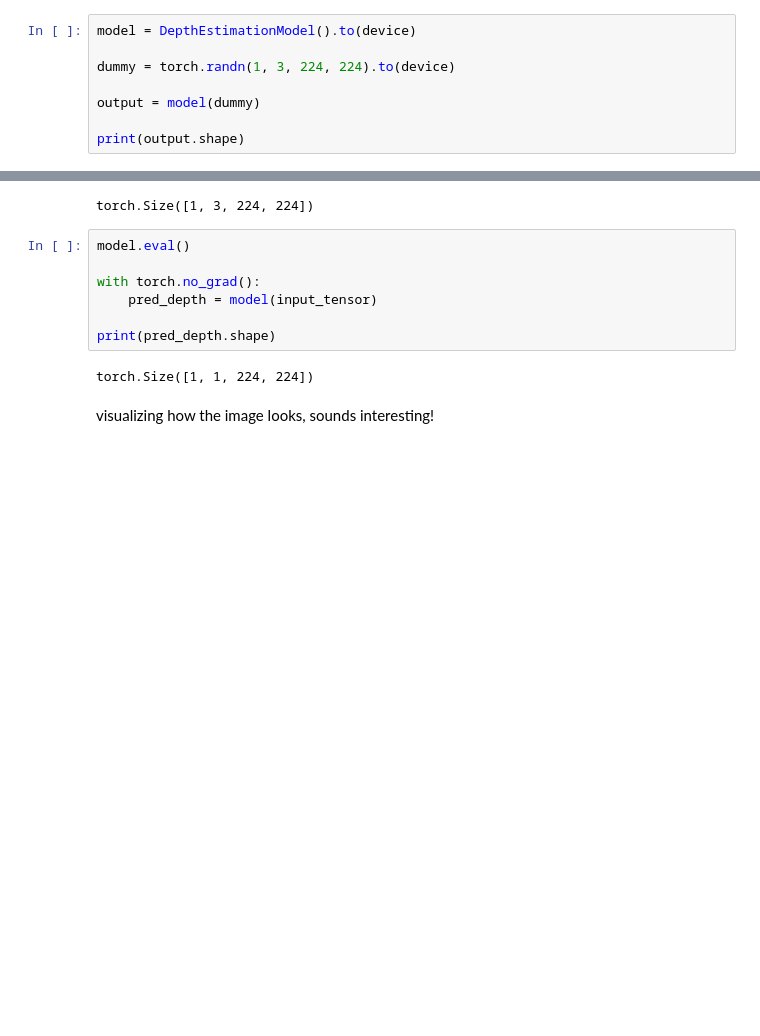
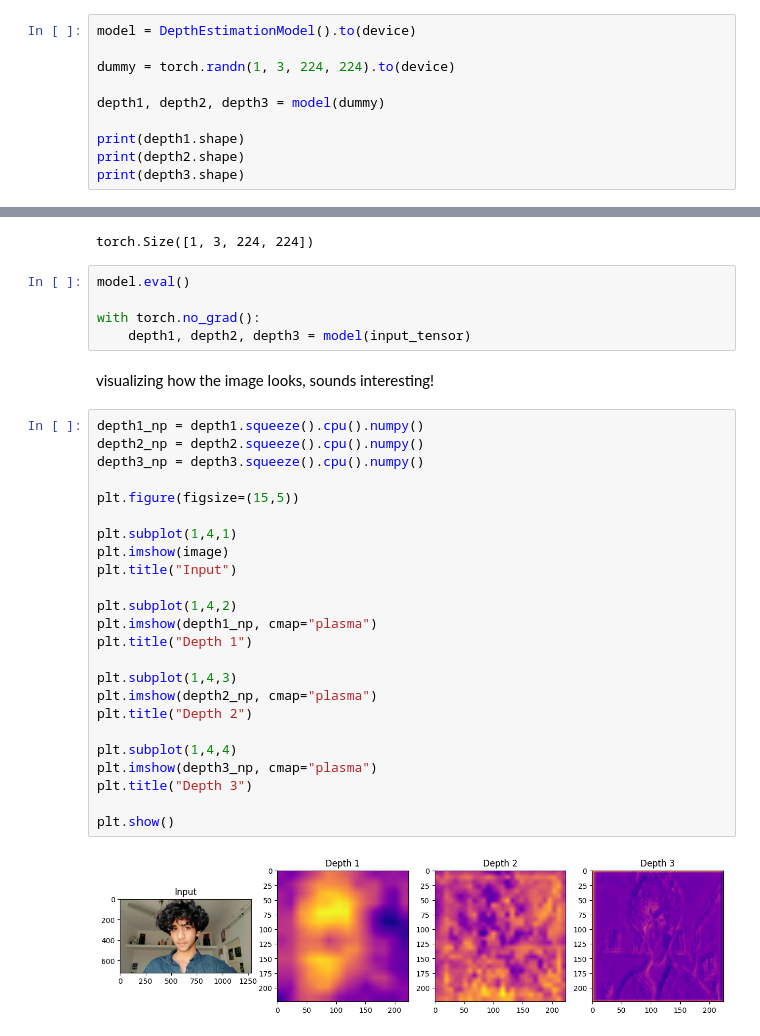
Before and after one commit to Series-Parallel/Machine_in_Deep_Learning, a Jupyter notebook: Early_Exit_Monocular_Depth_Estimation.ipynb, the cells around one changed output, grey strips where cells are left out. Saved outputs shown, nothing was run; the diff lists cells and outputs as text; blank space fills up the shorter version.

```diff
--- a/Early_Exit_Monocular_Depth_Estimation.ipynb
+++ b/Early_Exit_Monocular_Depth_Estimation.ipynb
@@ -124,8 +150,10 @@ model = DepthEstimationModel().to(device)
 
 dummy = torch.randn(1, 3, 224, 224).to(device)
 
-output = model(dummy)
+depth1, depth2, depth3 = model(dummy)
 
-print(output.shape)
+print(depth1.shape)
+print(depth2.shape)
+print(depth3.shape)
 # %% [output]
 torch.Size([1, 1, 224, 224])
@@ -162,10 +192,32 @@ torch.Size([1, 3, 224, 224])
 model.eval()
 
 with torch.no_grad():
-    pred_depth = model(input_tensor)
-
-print(pred_depth.shape)
+    depth1, depth2, depth3 = model(input_tensor)
-# %% [output]
-torch.Size([1, 1, 224, 224])
 # %% [markdown]
 visualizing how the image looks, sounds interesting!
+# %%
+depth1_np = depth1.squeeze().cpu().numpy()
+depth2_np = depth2.squeeze().cpu().numpy()
+depth3_np = depth3.squeeze().cpu().numpy()
+
+plt.figure(figsize=(15,5))
+
+plt.subplot(1,4,1)
+plt.imshow(image)
+plt.title("Input")
+
+plt.subplot(1,4,2)
+plt.imshow(depth1_np, cmap="plasma")
+plt.title("Depth 1")
+
+plt.subplot(1,4,3)
+plt.imshow(depth2_np, cmap="plasma")
+plt.title("Depth 2")
+
+plt.subplot(1,4,4)
+plt.imshow(depth3_np, cmap="plasma")
+plt.title("Depth 3")
+
+plt.show()
+# %% [output]
+[figure, added]
```
Also changed, not shown: parts of 78 cells of this notebook.
